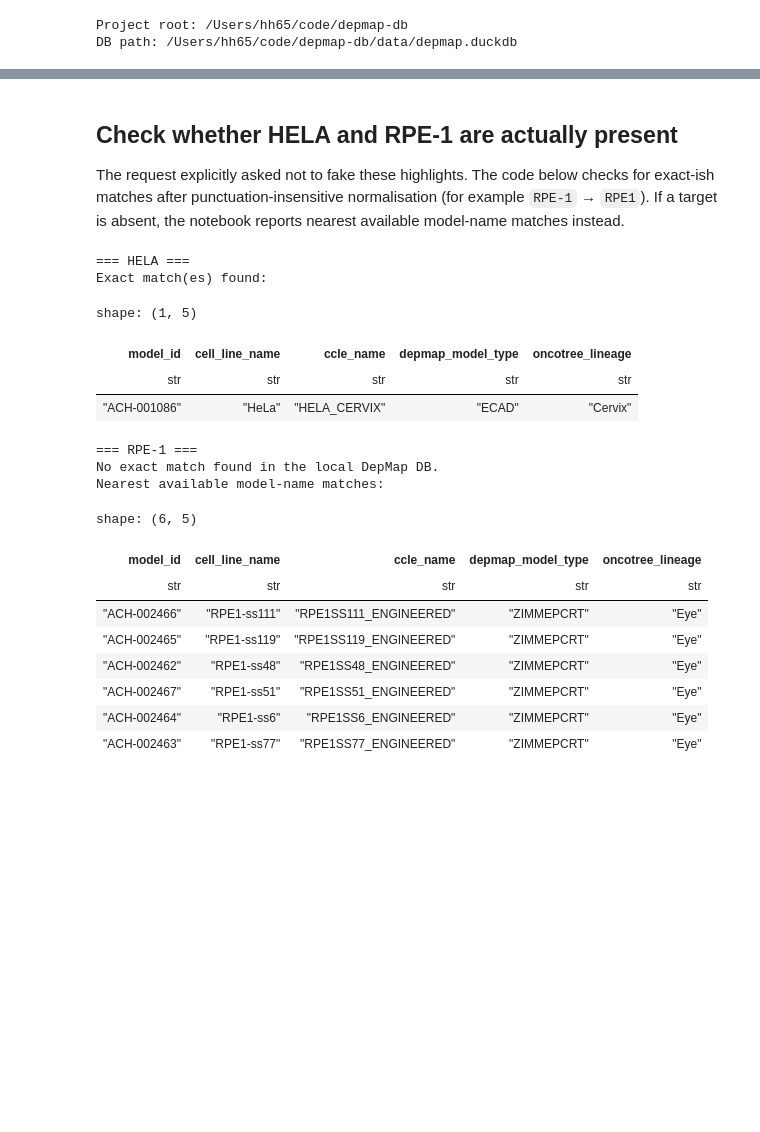
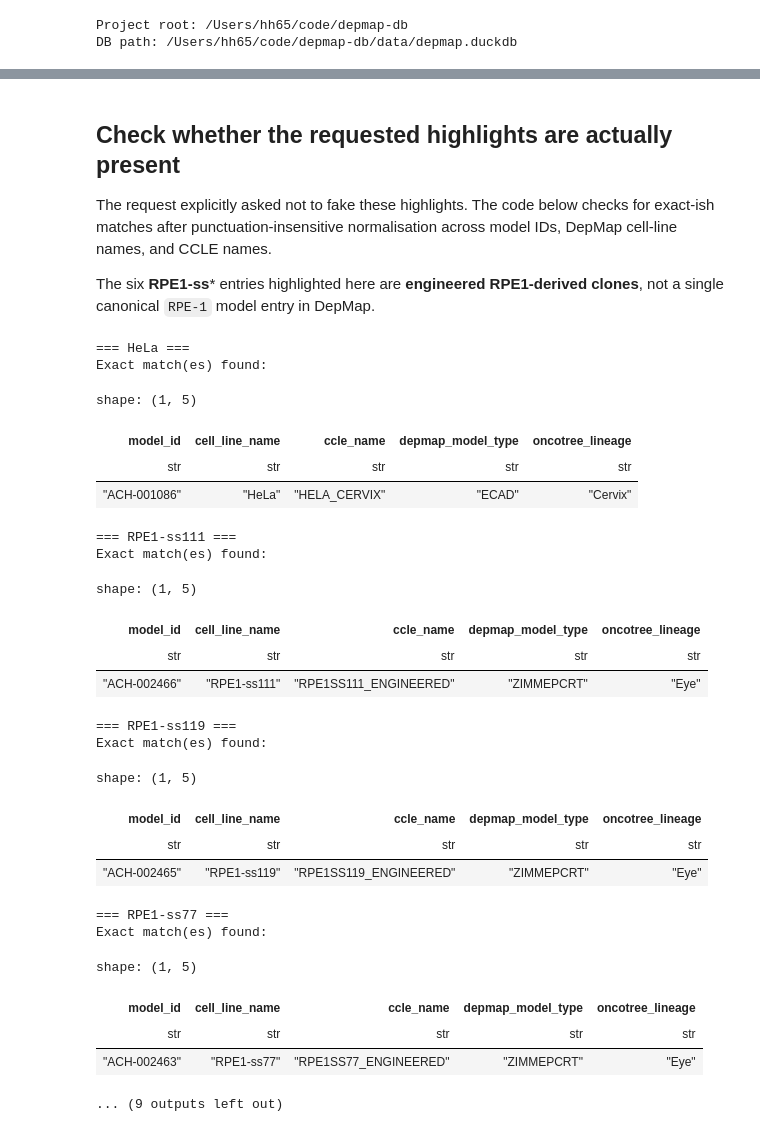
Before and after one commit to HocheggerLab/depmap-db, a Jupyter notebook: src/depmap_db/notebooks/depmap_pairwise_expression_tcga_style.ipynb, the cells around one changed output, grey strips where cells are left out. Cells and saved outputs as stored; diff of their text form; code cells hidden in the pictures; blank space fills up the shorter version.

```diff
--- a/src/depmap_db/notebooks/depmap_pairwise_expression_tcga_style.ipynb
+++ b/src/depmap_db/notebooks/depmap_pairwise_expression_tcga_style.ipynb
@@ -59,44 +60,76 @@ shape: (5, 6)
 | "ACH-001437" | "1618-K" | "1618K_TESTIS" | 6.878051 | 3.897792 | 4.382052 |
 | "ACH-002680" | "170-MG-BA" | "170MGBA_CENTRAL_NERVOUS_SYSTEM" | 5.260643 | 3.107758 | 6.635931 |
 # %% [markdown]
-## Check whether HELA and RPE-1 are actually present
+## Check whether the requested highlights are actually present
 
-The request explicitly asked not to fake these highlights. The code below checks for exact-ish matches after punctuation-insensitive normalisation (for example `RPE-1` → `RPE1`). If a target is absent, the notebook reports nearest available model-name matches instead.
+The request explicitly asked not to fake these highlights. The code below checks for exact-ish matches after punctuation-insensitive normalisation across model IDs, DepMap cell-line names, and CCLE names.
+
+The six **RPE1-ss*** entries highlighted here are **engineered RPE1-derived clones**, not a single canonical `RPE-1` model entry in DepMap.
 # %%
-targets = ['HELA', 'RPE-1']
 target_report = {}
-for target in targets:
+for target in HIGHLIGHT_TARGETS:
     exact_hits = exact_model_matches(data, target)
-    nearby = nearest_model_candidates(data, target, limit=6)
-    target_report[target] = {'exact': exact_hits, 'nearby': nearby}
-    print(f'\n=== {target} ===')
+    nearby = nearest_model_candidates(data, target.aliases[1], limit=6)
+    target_report[target.label] = {
+        'target': target,
+        'exact': exact_hits,
+        'nearby': nearby,
+    }
+    print(f'\n=== {target.label} ===')
     if exact_hits.height:
         print('Exact match(es) found:')
-        display(exact_hits.select(['model_id', 'cell_line_name', 'ccle_name', 'depmap_model_type', 'oncotree_lineage']))
+        display(
+            exact_hits.select(
+                [
+                    'model_id',
+                    'cell_line_name',
+                    'ccle_name',
+                    'depmap_model_type',
+                    'oncotree_lineage',
+                ]
+            )
+        )
     else:
         print('No exact match found in the local DepMap DB.')
         if nearby.height:
             print('Nearest available model-name matches:')
-            display(nearby.select(['model_id', 'cell_line_name', 'ccle_name', 'depmap_model_type', 'oncotree_lineage']))
+            display(
+                nearby.select(
+                    [
+                        'model_id',
+                        'cell_line_name',
+                        'ccle_name',
+                        'depmap_model_type',
+                        'oncotree_lineage',
+                    ]
+                )
+            )
 # %% [output]
-=== HELA ===
+=== HeLa ===
 Exact match(es) found:
 shape: (1, 5)
 | model_id | cell_line_name | ccle_name | depmap_model_type | oncotree_lineage |
 | str | str | str | str | str |
 | "ACH-001086" | "HeLa" | "HELA_CERVIX" | "ECAD" | "Cervix" |
-=== RPE-1 ===
-No exact match found in the local DepMap DB.
-Nearest available model-name matches:
+=== RPE1-ss111 ===
+Exact match(es) found:
-shape: (6, 5)
+shape: (1, 5)
 | model_id | cell_line_name | ccle_name | depmap_model_type | oncotree_lineage |
 | str | str | str | str | str |
 | "ACH-002466" | "RPE1-ss111" | "RPE1SS111_ENGINEERED" | "ZIMMEPCRT" | "Eye" |
-| "ACH-002465" | "RPE1-ss119" | "RPE1SS119_ENGINEERED" | "ZIMMEPCRT" | "Eye" |
-| "ACH-002462" | "RPE1-ss48" | "RPE1SS48_ENGINEERED" | "ZIMMEPCRT" | "Eye" |
-| "ACH-002467" | "RPE1-ss51" | "RPE1SS51_ENGINEERED" | "ZIMMEPCRT" | "Eye" |
-| "ACH-002464" | "RPE1-ss6" | "RPE1SS6_ENGINEERED" | "ZIMMEPCRT" | "Eye" |
-| "ACH-002463" | "RPE1-ss77" | "RPE1SS77_ENGINEERED" | "ZIMMEPCRT" | "Eye" |
+=== RPE1-ss119 ===
+Exact match(es) found:
+shape: (1, 5)
+| model_id | cell_line_name | ccle_name | depmap_model_type | oncotree_lineage |
+| str | str | str | str | str |
+| "ACH-002465" | "RPE1-ss119" | "RPE1SS119_ENGINEERED" | "ZIMMEPCRT" | "Eye" |
+=== RPE1-ss77 ===
+Exact match(es) found:
+shape: (1, 5)
+| model_id | cell_line_name | ccle_name | depmap_model_type | oncotree_lineage |
+| str | str | str | str | str |
+| "ACH-002463" | "RPE1-ss77" | "RPE1SS77_ENGINEERED" | "ZIMMEPCRT" | "Eye" |
+... (9 outputs left out)
 # %% [markdown]
 ## Pairwise scatterplots
 
```
Also changed, not shown: parts of 6 cells of this notebook, 1 other file.
